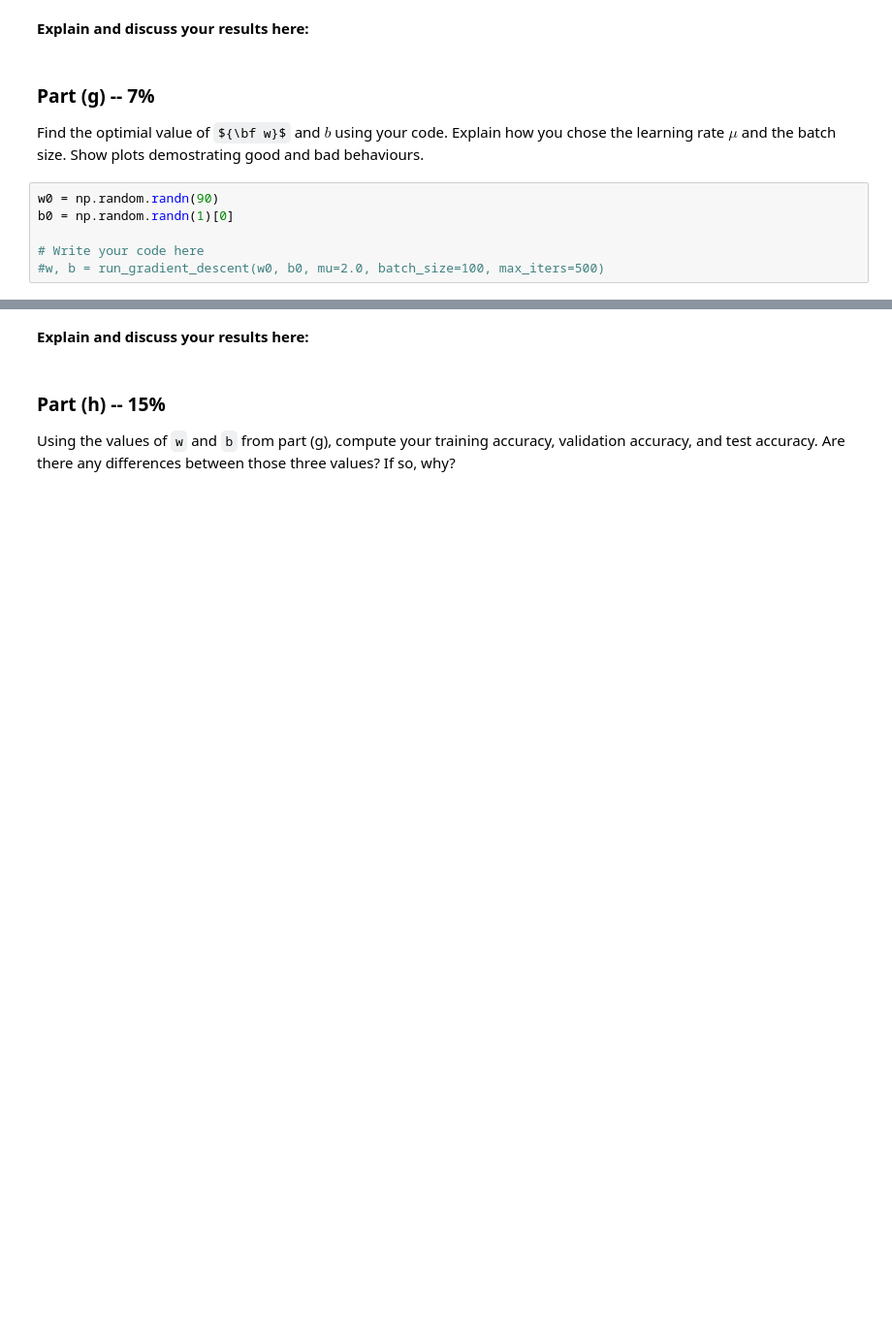
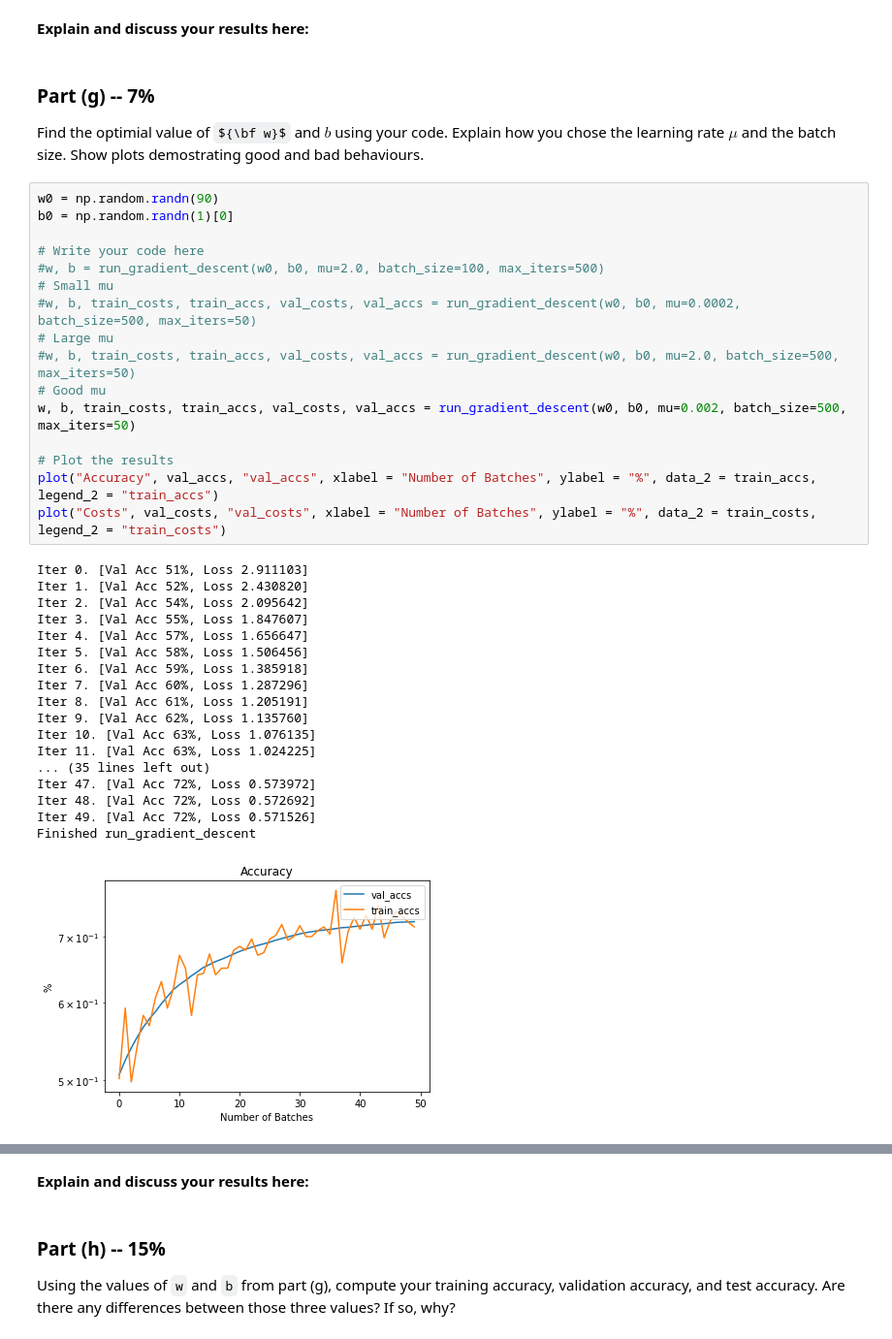
Before and after one commit to alexfok/IntroDeepLearning2022, a Jupyter notebook: Assignment1.ipynb, the cells around one changed output, grey strips where cells are left out. Shown at 97% size. Drawn from its saved outputs; the diff is of its cells as text; some formulas as TeX source; blank space fills up the shorter version.

```diff
--- a/Assignment1.ipynb
+++ b/Assignment1.ipynb
@@ -502,9 +534,38 @@ Iter 50. [Val Acc 65%, Loss 0.772669]
 
 Find the optimial value of ${\bf w}$ and $b$ using your code. Explain how you chose
 the learning rate $\mu$ and the batch size. Show plots demostrating good and bad behaviours.
-# %%
-w0 = np.random.randn(90)
-b0 = np.random.randn(1)[0]
-
-# Write your code here
-#w, b = run_gradient_descent(w0, b0, mu=2.0, batch_size=100, max_iters=500)
+# %%
+w0 = np.random.randn(90)
+b0 = np.random.randn(1)[0]
+
+# Write your code here
+#w, b = run_gradient_descent(w0, b0, mu=2.0, batch_size=100, max_iters=500)
+# Small mu
+#w, b, train_costs, train_accs, val_costs, val_accs = run_gradient_descent(w0, b0, mu=0.0002, batch_size=500, max_iters=50)
+# Large mu
+#w, b, train_costs, train_accs, val_costs, val_accs = run_gradient_descent(w0, b0, mu=2.0, batch_size=500, max_iters=50)
+# Good mu
+w, b, train_costs, train_accs, val_costs, val_accs = run_gradient_descent(w0, b0, mu=0.002, batch_size=500, max_iters=50)
+
+# Plot the results
+plot("Accuracy", val_accs, "val_accs", xlabel = "Number of Batches", ylabel = "%", data_2 = train_accs, legend_2 = "train_accs")
+plot("Costs", val_costs, "val_costs", xlabel = "Number of Batches", ylabel = "%", data_2 = train_costs, legend_2 = "train_costs")
+# %% [output]
+Iter 0. [Val Acc 51%, Loss 2.911103]
+Iter 1. [Val Acc 52%, Loss 2.430820]
+Iter 2. [Val Acc 54%, Loss 2.095642]
+Iter 3. [Val Acc 55%, Loss 1.847607]
+Iter 4. [Val Acc 57%, Loss 1.656647]
+Iter 5. [Val Acc 58%, Loss 1.506456]
+Iter 6. [Val Acc 59%, Loss 1.385918]
+Iter 7. [Val Acc 60%, Loss 1.287296]
+Iter 8. [Val Acc 61%, Loss 1.205191]
+Iter 9. [Val Acc 62%, Loss 1.135760]
+Iter 10. [Val Acc 63%, Loss 1.076135]
+Iter 11. [Val Acc 63%, Loss 1.024225]
+... (35 lines left out)
+Iter 47. [Val Acc 72%, Loss 0.573972]
+Iter 48. [Val Acc 72%, Loss 0.572692]
+Iter 49. [Val Acc 72%, Loss 0.571526]
+Finished run_gradient_descent
+[figure, added]
```
Also changed, not shown: parts of 8 cells of this notebook.
